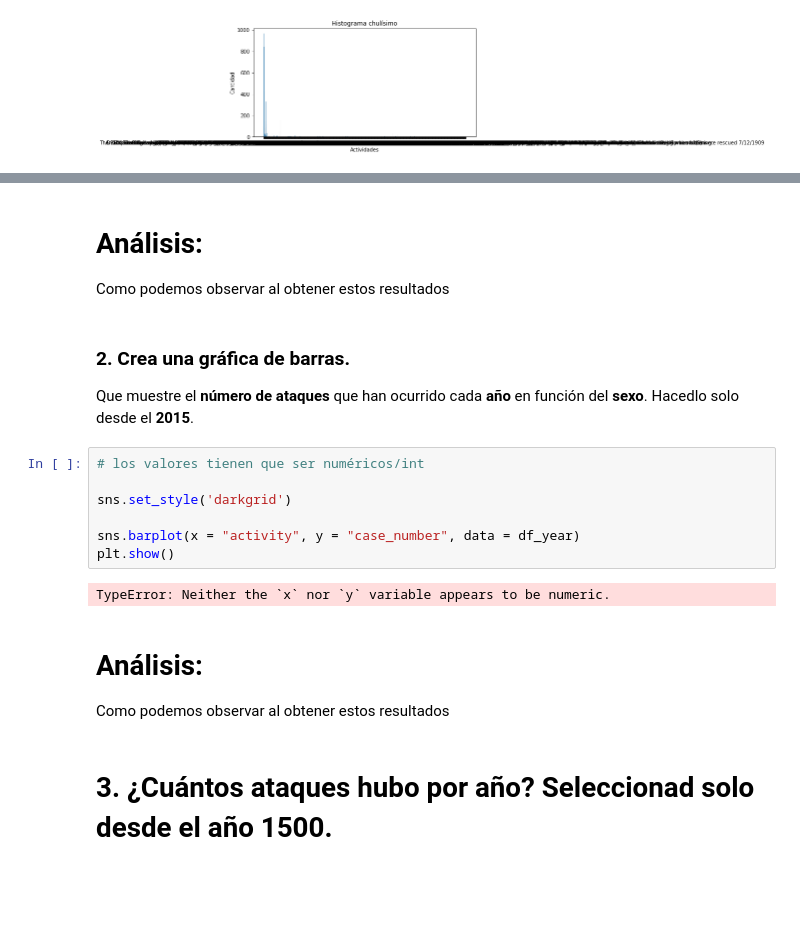
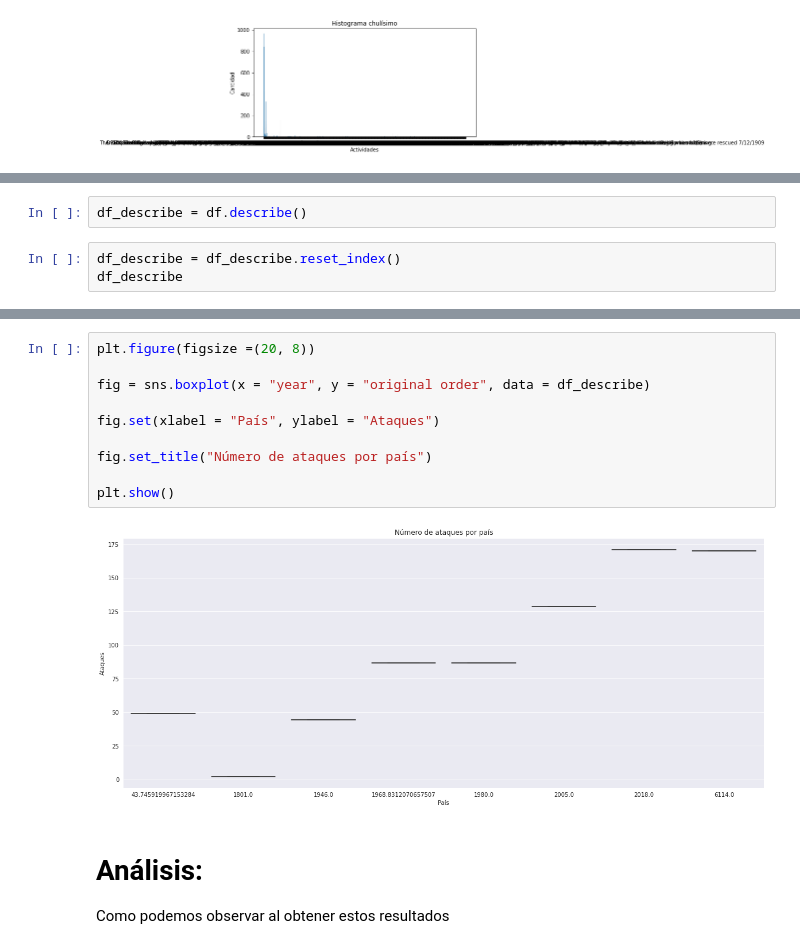
Before and after one commit to Adalab/DA-promoC-modulo-02-Marina-Lourdes-Ana, a Jupyter notebook: Visualizacion/03-Visualizacion_3.ipynb, the cells around one changed output, grey strips where cells are left out. Drawn from its saved outputs; the diff is of its cells as text; blank space fills up the shorter version.

```diff
--- a/Visualizacion/03-Visualizacion_3.ipynb
+++ b/Visualizacion/03-Visualizacion_3.ipynb
@@ -94,0 +191,5 @@ plt.show()
+# %%
+df_describe = df.describe()
+# %%
+df_describe = df_describe.reset_index()
+df_describe
@@ -95,20 +217,15 @@ plt.show()
+# %%
+plt.figure(figsize =(20, 8))
+
+fig = sns.boxplot(x = "year", y = "original order", data = df_describe)
+
+fig.set(xlabel = "País", ylabel = "Ataques")
+
+fig.set_title("Número de ataques por país")
+
+plt.show()
+# %% [output]
+[figure, added]
 # %% [markdown]
 # **Análisis**:
 Como podemos observar al obtener estos resultados
-# %% [markdown]
-### 2. Crea una gráfica de barras.
-Que muestre el **número de ataques** que han ocurrido cada **año** en función del **sexo**. Hacedlo solo desde el **2015**.
-# %%
-# los valores tienen que ser numéricos/int
-
-sns.set_style('darkgrid')
-
-sns.barplot(x = "activity", y = "case_number", data = df_year)
-plt.show()
-# %% [output]
-TypeError: Neither the `x` nor `y` variable appears to be numeric.
-# %% [markdown]
-# **Análisis**:
-Como podemos observar al obtener estos resultados
-# %% [markdown]
-# 3. ¿Cuántos **ataques** hubo por **año**? Seleccionad solo desde el año **1500**.
```
Also changed, not shown: parts of 22 cells of this notebook.
